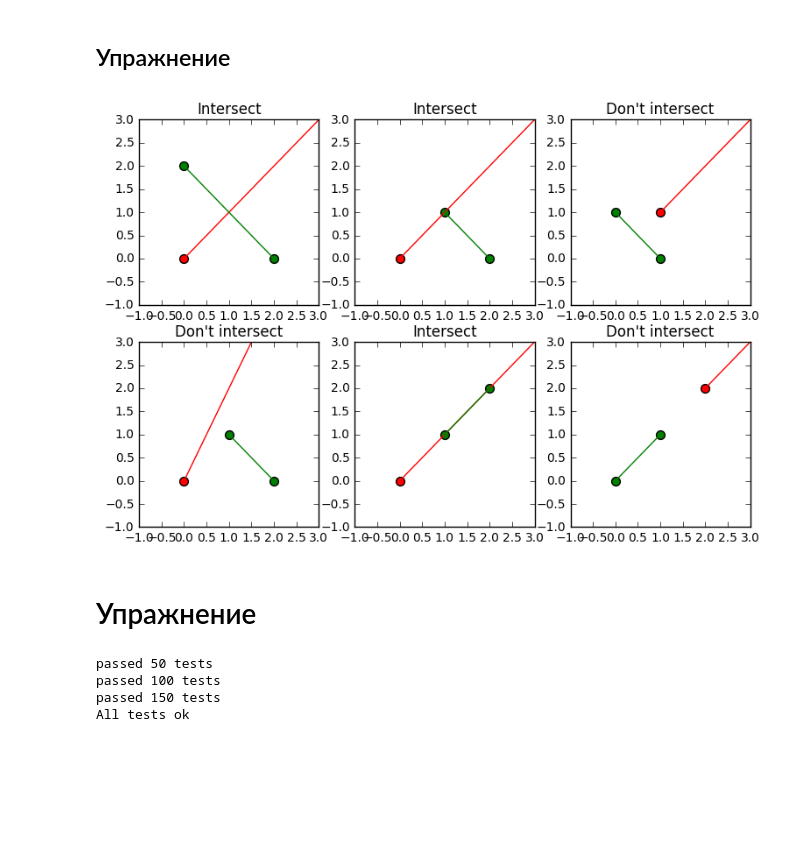
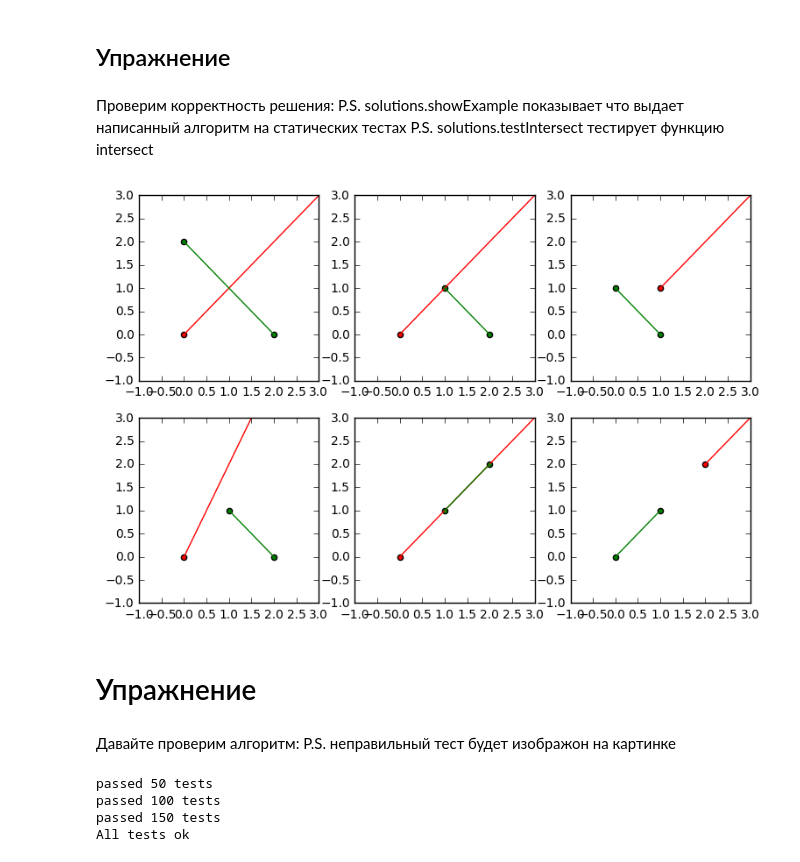
Before and after one commit to CT-18/cg, a Jupyter notebook: inside the not convex figure/inside the not convex figure.ipynb, the cells around one changed output. Saved outputs shown, nothing was run; the diff lists cells and outputs as text; code cells hidden in the pictures; blank space fills up the shorter version.

Commit message:
write many tests

```diff
--- a/inside the not convex figure/inside the not convex figure.ipynb
+++ b/inside the not convex figure/inside the not convex figure.ipynb
@@ -32,29 +28,22 @@ import solutions
 
 intersect = solutions.intersect
+# %% [markdown]
+Проверим корректность решения:
+P.S. solutions.showExample показывает что выдает написанный алгоритм на статических тестах
+P.S. solutions.testIntersect тестирует функцию intersect
 # %%
 tests = [[[0, 0], [4, 4], [2, 0], [0, 2]],
          [[0, 0], [4, 4], [2, 0], [1, 1]],
          [[1, 1], [4, 4], [1, 0], [0, 1]],
          [[0, 0], [2, 4], [2, 0], [1, 1]],
          [[0, 0], [4, 4], [1, 1], [2, 2]],
          [[2, 2], [4, 4], [0, 0], [1, 1]]]
 
-f, axes = plt.subplots(2, 3, figsize=(9, 6))
 
-for (a, b, c, d), axis in zip(tests, axes.reshape((6))):
-    ab = np.array([a, b]).T
-    cd = np.array([c, d]).T
-    for segment, color in [(ab, 'r'), (cd, 'g')]:
-        axis.scatter(segment[0,], segment[1,], c=color, s=50)
-        axis.plot(segment[0,], segment[1,], c=color)
-    axis.set_title("Intersect" if intersect([a, b], [c, d]) else "Don't intersect")
-    axis.set_xlim(-1,3)
-    axis.set_ylim(-1,3)
-
-plt.show()
-plt.close()
+#solutions.testIntersect(intersect)
+solutions.showExamples(tests, intersect)
 # %% [output]
-[figure, old version]
+[figure, new version]
 # %% [markdown]
 # Упражнение
 # %%
@@ -77,11 +66,14 @@ from sympy.geometry import *
 #            flage = flage + 1
 #            continue
 #    return  flage % 2 == 1 #проверка четности счетчика
-
-check=solutions.check
-solutions.test(check)
+check = solutions.check
-# %% [output]
-passed 50 tests
-passed 100 tests
-passed 150 tests
-All tests ok
+# %% [markdown]
+Давайте проверим алгоритм:
+P.S. неправильный тест будет изображон на картинке
+# %%
+solutions.test(check)
+# %% [output]
+passed 50 tests
+passed 100 tests
+passed 150 tests
+All tests ok
```
Also changed, not shown: parts of 3 cells of this notebook, 3 other files.
